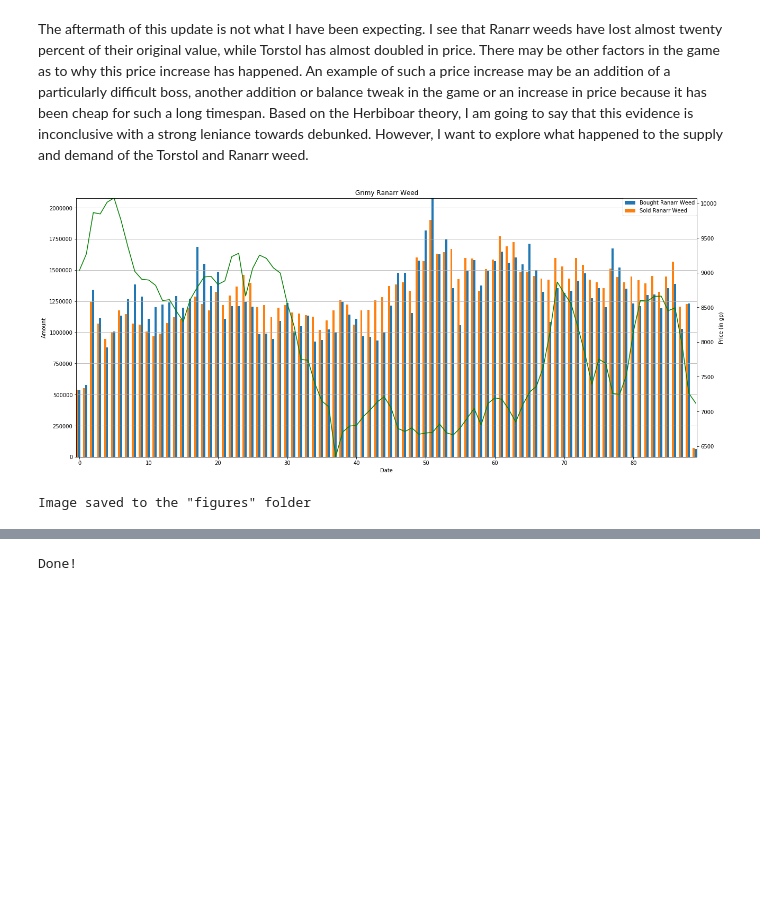
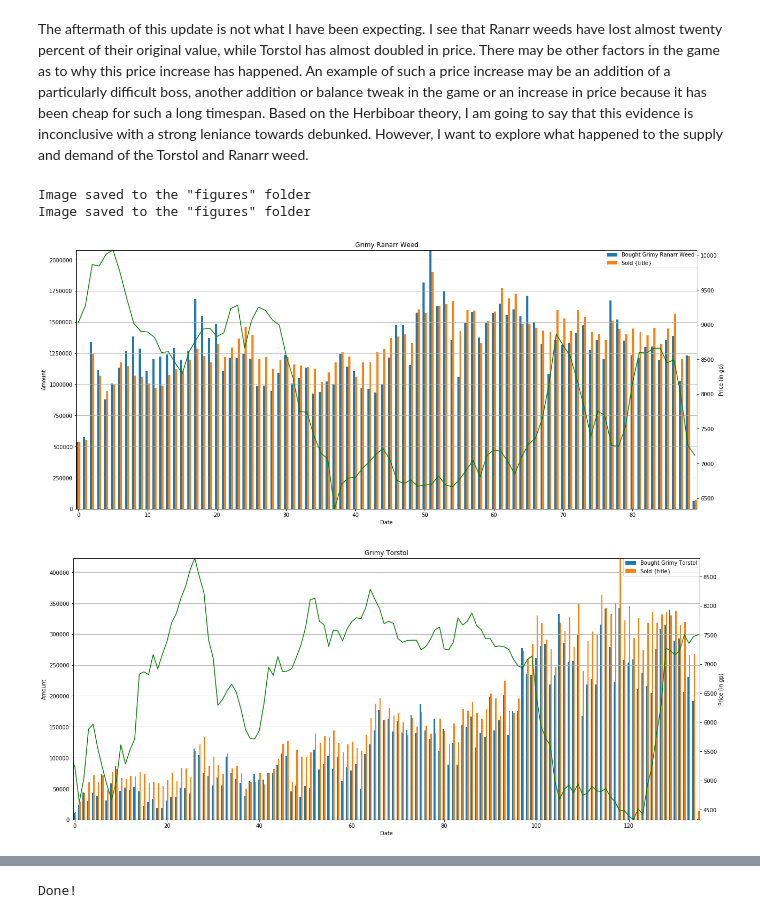
Before and after one commit to DevNebulae/ads-prototype-graphs, a Jupyter notebook: increased-supply.ipynb, the cells around one changed output, grey strips where cells are left out. Drawn from its saved outputs; the diff is of its cells as text; code cells hidden in the pictures; blank space fills up the shorter version.

Commit message:
Clean up plotting logic and add torstol graph

```diff
--- a/increased-supply.ipynb
+++ b/increased-supply.ipynb
@@ -141,45 +147,61 @@ The aftermath of this update is not what I have been expecting. I see that Ranar
 # %%
 def resample_herb(collection):
     df = collection.resample('W').agg(dict(
         buyingCompleted='sum',
         buyingPrice='mean',
         overallCompleted='sum',
         overallPrice='mean',
         sellingCompleted='sum',
         sellingPrice='mean'
     ))
     df[['buyingCompleted', 'buyingPrice', 'overallPrice', 'sellingCompleted', 'sellingPrice']] = df[['buyingCompleted', 'buyingPrice', 'overallPrice', 'sellingCompleted', 'sellingPrice']].apply(round).apply(pd.to_numeric, downcast='signed')
     return df
 
 resampled_ranarr = resample_herb(grimy_ranarr)
 resampled_torstol = resample_herb(grimy_torstol)
-resampled = [resampled_ranarr, resampled_torstol]
-
-x = np.arange(len(resampled_ranarr))
+resampled = [
+    {
+        'data': resampled_ranarr,
+        'title': 'Grimy Ranarr Weed',
+        'fs': 'ranarr-weed-demand-supply'
+    },
+    {
+        'data': resampled_torstol,
+        'title': 'Grimy Torstol',
+        'fs': 'torstol-demand-supply'
+    }]
 
 w = 0.3
 
-fig, ax = plt.subplots(figsize=aspect_ratio)
-ax.yaxis.grid(True)
-ax.bar(x, resampled_ranarr['buyingCompleted'], label='Bought Ranarr Weed', width=w, align='center')
-ax.bar(x - w, resampled_ranarr['sellingCompleted'], label='Sold Ranarr Weed', width=w, align='center')
-ax.set_title('Grimy Ranarr Weed')
-ax.set_xlabel(x_axis)
-ax.set_ylabel('Amount')
-ax.legend(bbox_to_anchor=(1,1), borderaxespad=0)
-ax.autoscale(tight=True)
+def plot_bar_chart(collection, title, filename, w):
+    x = np.arange(len(collection))
+    fig, ax = plt.subplots(figsize=aspect_ratio)
+    ax.yaxis.grid(True)
+    ax.bar(x - w / 2, collection['buyingCompleted'], label=f'Bought {title}', width=w, align='center')
+    ax.bar(x + w / 2, collection['sellingCompleted'], label='Sold {title}', width=w, align='center')
+    ax.set_title(title)
+    ax.set_xlabel(x_axis)
+    ax.set_ylabel('Amount')
+    ax.legend(bbox_to_anchor=(1,1), borderaxespad=0)
+    ax.autoscale(tight=True)
 
-ax2 = ax.twinx()
-ax2.plot(x, resampled_ranarr['overallPrice'], color='g', label='Ranarr Weed Price')
-ax2.set_ylabel('Price (in gp)')
-ax2.autoscale(tight=True)
+    ax2 = ax.twinx()
+    ax2.plot(x, collection['overallPrice'], color='g', label='Ranarr Weed Price')
+    ax2.set_ylabel('Price (in gp)')
+    ax2.autoscale(tight=True)
+
+    save_fig(fig, 'ranarr-demand-supply')
+
+for item in resampled:
+    plot_bar_chart(item['data'], item['title'], item['fs'], w)
+
 
 plt.show()
-
-save_fig(fig, 'ranarr-demand-supply')
 # %% [output]
+Image saved to the "figures" folder
+Image saved to the "figures" folder
-[figure, old version]
+[figure, new version]
-Image saved to the "figures" folder
+[figure, added]
 # %% [markdown]
 # Let's shine some light on other items
 
```
Also changed, not shown: parts of 1 cell of this notebook.
